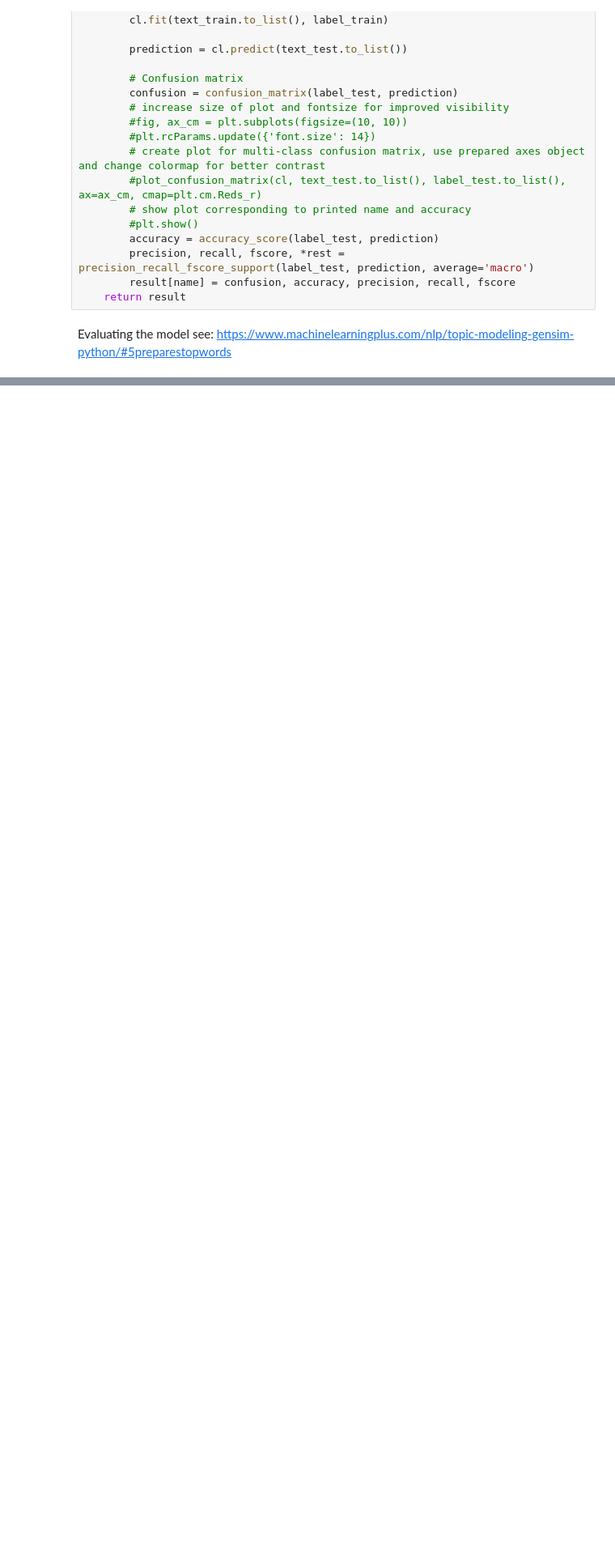
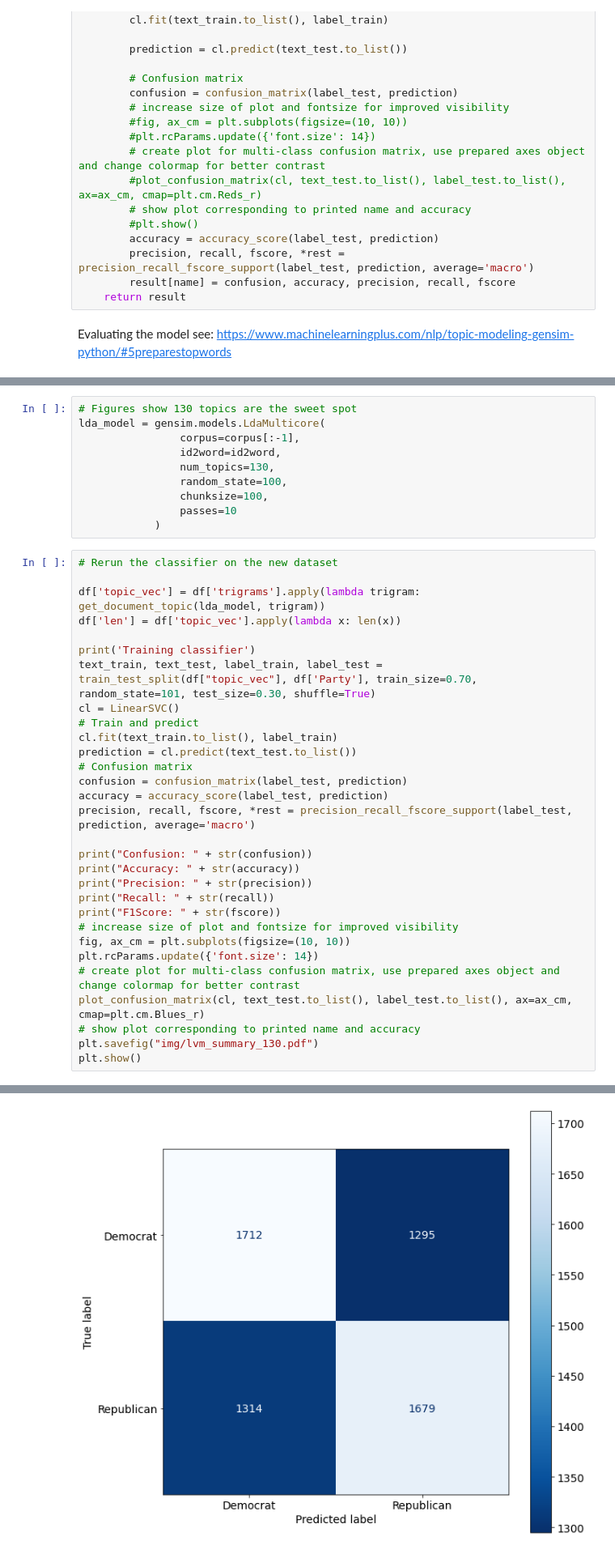
Before and after one commit to Lennart97/nlp_project, a Jupyter notebook: problem-solution.ipynb, the cells around one changed output, grey strips where cells are left out. Shown at 81% size. Cells and saved outputs as stored; diff of their text form; blank space fills up the shorter version.

```diff
--- a/problem-solution.ipynb
+++ b/problem-solution.ipynb
@@ -250,0 +495,41 @@ Evaluating the model see: https://www.machinelearningplus.com/nlp/topic-modeling
+# %%
+# Figures show 130 topics are the sweet spot
+lda_model = gensim.models.LdaMulticore(
+                corpus=corpus[:-1],
+                id2word=id2word,
+                num_topics=130,
+                random_state=100,
+                chunksize=100,
+                passes=10
+            )
+# %%
+# Rerun the classifier on the new dataset
+
+df['topic_vec'] = df['trigrams'].apply(lambda trigram: get_document_topic(lda_model, trigram))
+df['len'] = df['topic_vec'].apply(lambda x: len(x))
+
+print('Training classifier')
+text_train, text_test, label_train, label_test = train_test_split(df["topic_vec"], df['Party'], train_size=0.70, random_state=101, test_size=0.30, shuffle=True)
+cl = LinearSVC()
+# Train and predict
+cl.fit(text_train.to_list(), label_train)
+prediction = cl.predict(text_test.to_list())
+# Confusion matrix
+confusion = confusion_matrix(label_test, prediction)
+accuracy = accuracy_score(label_test, prediction)
+precision, recall, fscore, *rest = precision_recall_fscore_support(label_test, prediction, average='macro')
+
+print("Confusion: " + str(confusion))
+print("Accuracy: " + str(accuracy))
+print("Precision: " + str(precision))
+print("Recall: " + str(recall))
+print("F1Score: " + str(fscore))
+# increase size of plot and fontsize for improved visibility
+fig, ax_cm = plt.subplots(figsize=(10, 10))
+plt.rcParams.update({'font.size': 14})
+# create plot for multi-class confusion matrix, use prepared axes object and change colormap for better contrast
+plot_confusion_matrix(cl, text_test.to_list(), label_test.to_list(), ax=ax_cm, cmap=plt.cm.Blues_r)
+# show plot corresponding to printed name and accuracy
+plt.savefig("img/lvm_summary_130.pdf")
+plt.show()
+# %% [output]
@@ -250,0 +543 @@ Evaluating the model see: https://www.machinelearningplus.com/nlp/topic-modeling
+[figure, added]
```
Also changed, not shown: parts of 14 cells of this notebook.
